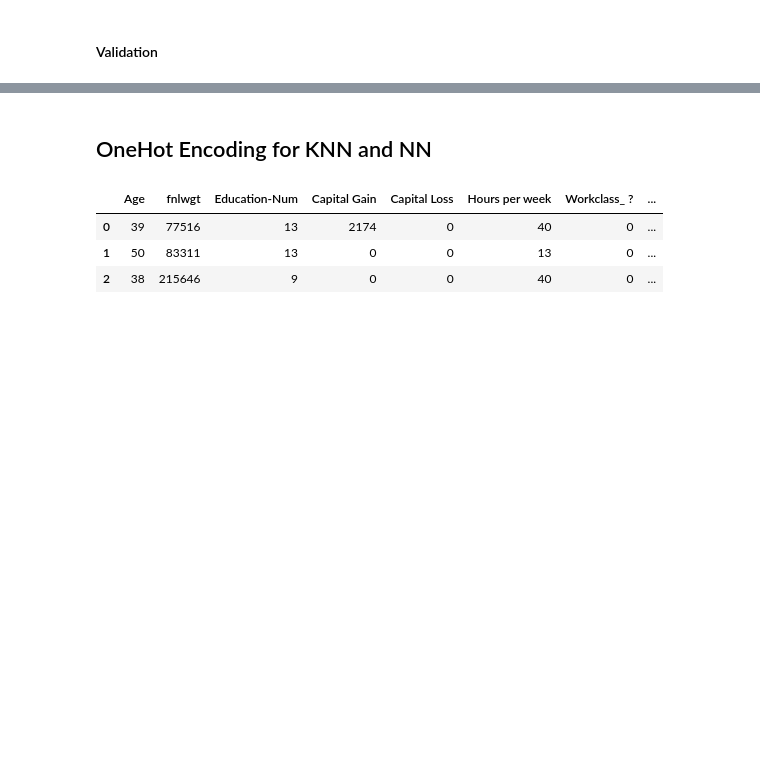
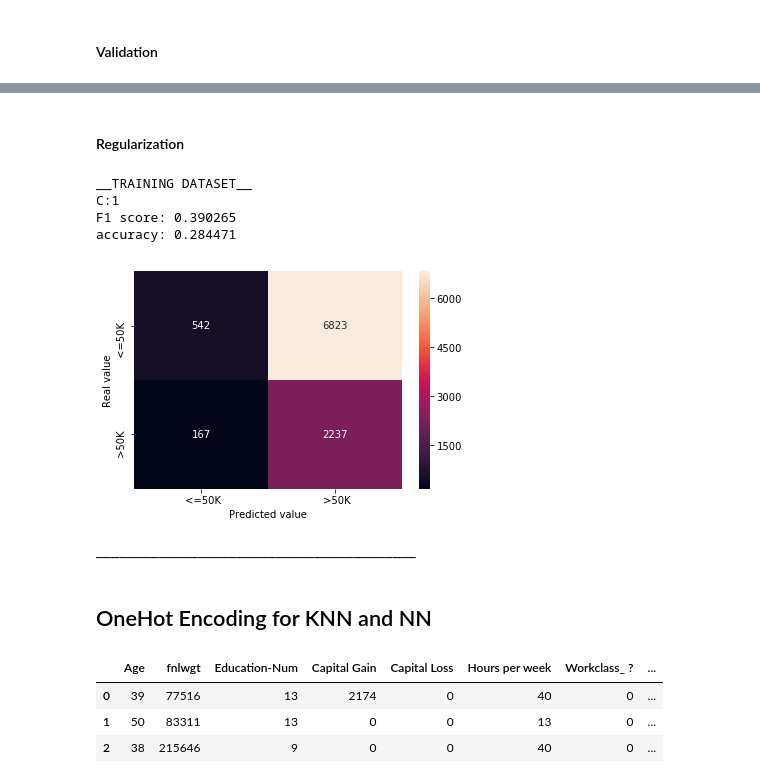
Before and after one commit to abhirajD/ML_semper, a Jupyter notebook: adult_income_dataset_experiments/main.ipynb, the cells around one changed output, grey strips where cells are left out. Saved outputs shown, nothing was run; the diff lists cells and outputs as text; code cells hidden in the pictures; blank space fills up the shorter version.

```diff
--- a/adult_income_dataset_experiments/main.ipynb
+++ b/adult_income_dataset_experiments/main.ipynb
@@ -165,5 +165,35 @@ accuracy: 0.850501
 [figure]
 _________________________________________
+# %% [markdown]
+#### Regularization
+# %%
+print('__TRAINING DATASET__')
+from sklearn import svm
+C=1
+clf = svm.LinearSVC(C=C)
+clf.fit(X_train, Y_train)
+
+Y_pred = clf.predict(X_test)
+cm = metrics.confusion_matrix(Y_test, Y_pred)
+
+plt.figure()
+sns.heatmap(cm, annot = True, fmt = "d",
+            xticklabels=encoders["Target"].classes_,
+            yticklabels=encoders["Target"].classes_)
+plt.ylabel("Real value")
+plt.xlabel("Predicted value")
+print ("C:%d \nF1 score: %f\naccuracy: %f" % (int(C),            \
+                              skl.metrics.f1_score(Y_test, Y_pred),       \
+                              skl.metrics.accuracy_score(Y_test, Y_pred)))
+plt.show()
+print("_________________________________________")
+# %% [output]
+__TRAINING DATASET__
+C:1
+F1 score: 0.390265
+accuracy: 0.284471
+[figure, added]
+_________________________________________
 # %% [markdown]
 ## OneHot Encoding for KNN and NN
 # %%
```
Also changed, not shown: parts of 5 cells of this notebook.
